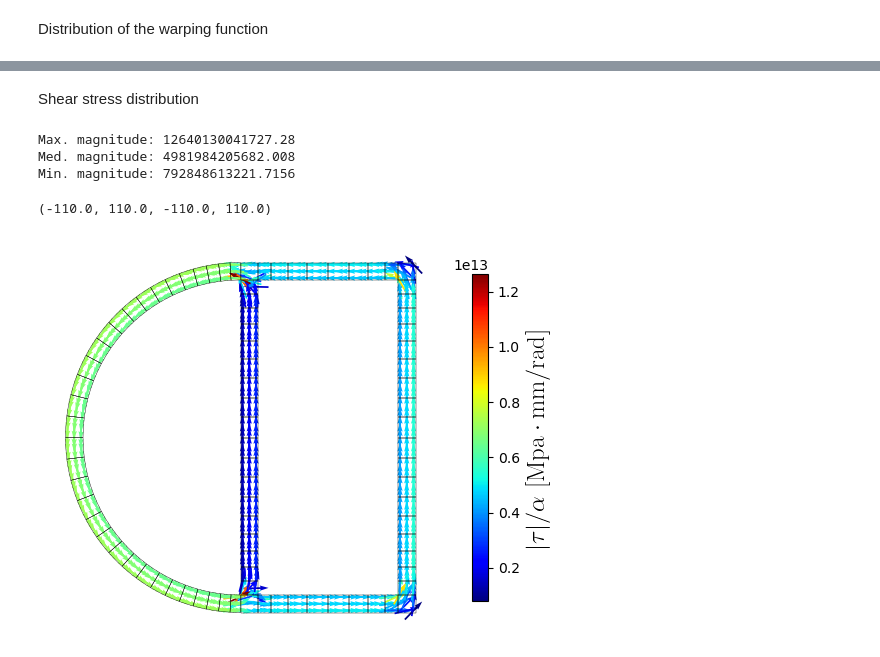
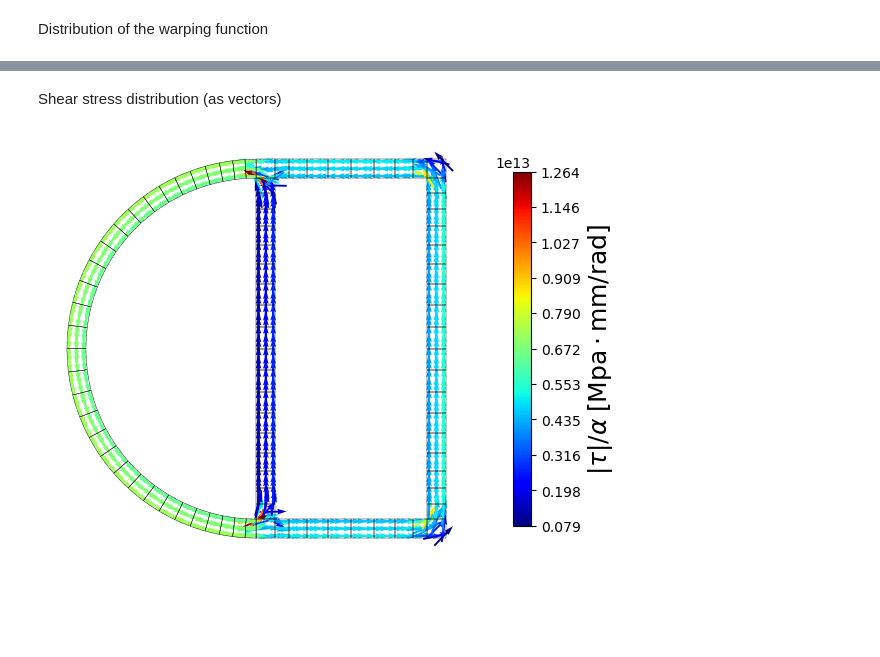
Before and after one commit to tiagoburiol/fb.beamSection, a Jupyter notebook: notebooks/multicell_profile_example.ipynb, the cells around one changed output, grey strips where cells are left out. Cells and saved outputs as stored; diff of their text form; code cells hidden in the pictures; blank space fills up the shorter version.

```diff
--- a/notebooks/multicell_profile_example.ipynb
+++ b/notebooks/multicell_profile_example.ipynb
@@ -33,11 +33,11 @@ from mult_Q9_88e import dados    # 1 element in esp
 # %%
 # # 'Unpacking' the mesh data
 # Mesh geometry
-secNodes    = dados['coordinates'] * 1e2                # Node coordinates
-secElems    = dados['elements']                         # Mesh Connectivity
+secNodes    = data['coordinates'] * 1e2                # Node coordinates
+secElems    = data['elements']                         # Mesh Connectivity
 
 # Material properties
-secYoung    = dados['materials'][:,0]                   # Modulus of elasticity
-secNu       = dados['materials'][:,1]                   # Poisson's ratio
-secRho      = dados['materials'][:,2]                   # Specific mass
+secYoung    = data['materials'][:,0]                   # Modulus of elasticity
+secNu       = data['materials'][:,1]                   # Poisson's ratio
+secRho      = data['materials'][:,2]                   # Specific mass
 # %% [markdown]
@@ -54,0 +47,12 @@ sec = Secao2D(coordenadas = secNodes,
+# %%
+# Creating an instance of a BeamSection object
+sec = BeamSection(coordinates   = secNodes,
+                  connectivity  = secElems,
+                  youngq        = secYoung,
+                  nu            = secNu,
+                  rho           = secRho,
+                  intDegree     = 4
+    )
+# 'intDegree' is the gaussian quadrature degree for area integration,
+# the higher the degree, the higher the number of integration points and accuracy,
+# but more computational effort required
@@ -91,11 +102,13 @@ ax.axis('off')
 # %% [markdown]
-Shear stress distribution
+Shear stress distribution (as vectors)
 # %%
-fig2, ax2 = sec.plotTensoesCis(width=1,scale=.07,grau=4, figsize=(10,5), cbarKwargs=dict(shrink=.85))
+fig2, ax2 = sec.plotShearStresses(degree=4,
+                                  width=1,scale=.07, headlength=5,
+                                  figsize=(10,5),
+                                  cbarKwargs=dict(shrink=.85)
+                                  )
+
 ax2.axis('off')
+print('')
 # %% [output]
-Max. magnitude: 12640130041727.28
-Med. magnitude: 4981984205682.008
-Min. magnitude: 792848613221.7156
-(-110.0, 110.0, -110.0, 110.0)
-[figure, old version]
+[figure, new version]
```
Also changed, not shown: parts of 18 cells of this notebook.
